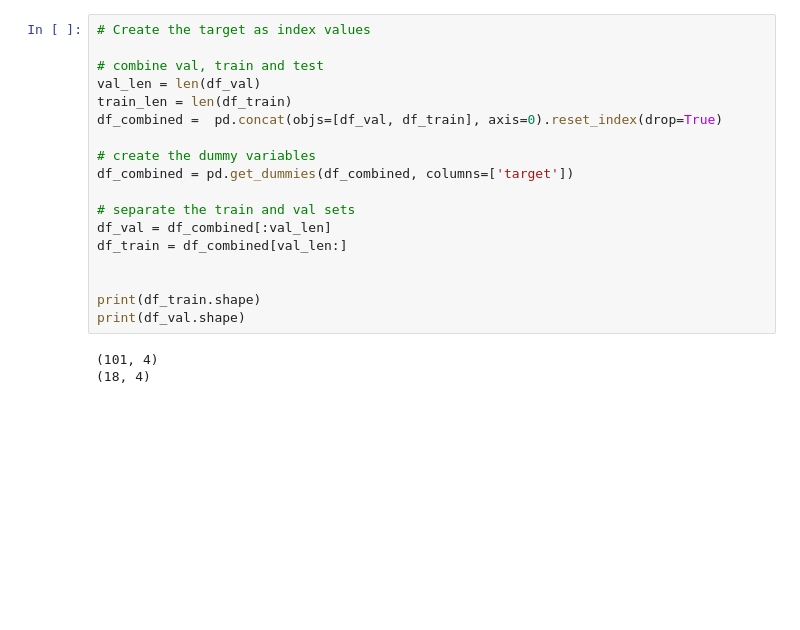
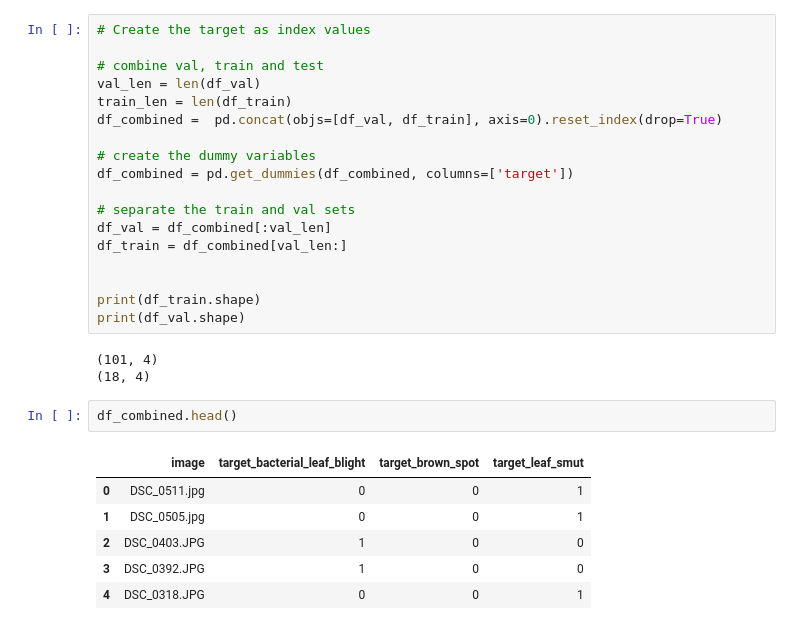
Before and after one commit to Navin7899/CNN-RiceLeaf-disease-detection, a Jupyter notebook: CNN_Rice_leaf_disease_detection.ipynb, the cells around one changed output. Drawn from its saved outputs; the diff is of its cells as text; blank space fills up the shorter version.

```diff
--- a/CNN_Rice_leaf_disease_detection.ipynb
+++ b/CNN_Rice_leaf_disease_detection.ipynb
@@ -205,3 +200,12 @@ print(df_val.shape)
 # %% [output]
 (101, 4)
 (18, 4)
+# %%
+df_combined.head()
+# %% [output]
+|  | image | target_bacterial_leaf_blight | target_brown_spot | target_leaf_smut |
+| 0 | DSC_0511.jpg | 0 | 0 | 1 |
+| 1 | DSC_0505.jpg | 0 | 0 | 1 |
+| 2 | DSC_0403.JPG | 1 | 0 | 0 |
+| 3 | DSC_0392.JPG | 1 | 0 | 0 |
+| 4 | DSC_0318.JPG | 0 | 0 | 1 |
```
Also changed, not shown: parts of 10 cells of this notebook.
